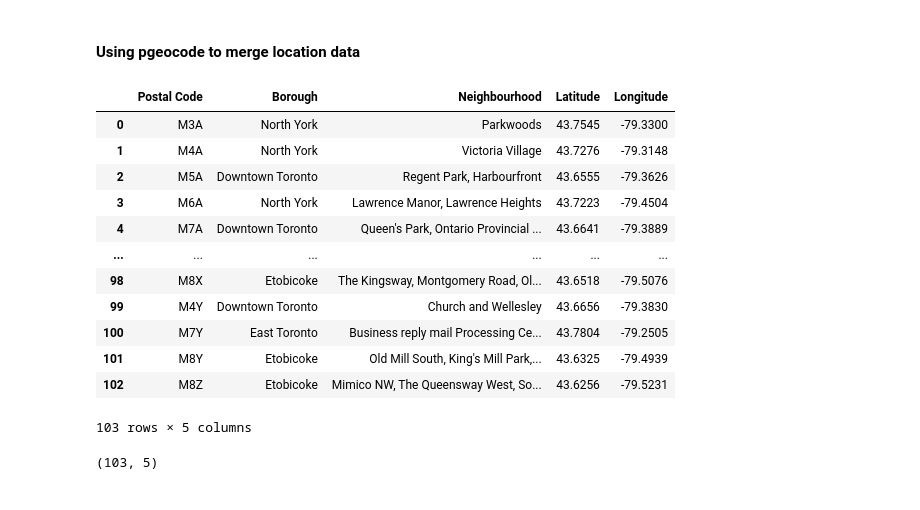
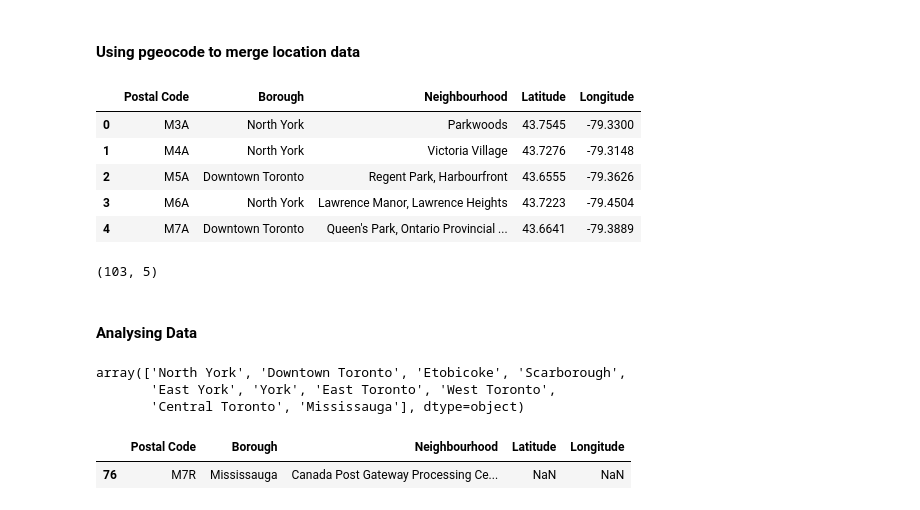
Before and after one commit to JonathanDensil/ibm-data-science-capstone-project, a Jupyter notebook: Capstone_Notebook.ipynb, the cells around one changed output. Saved outputs shown, nothing was run; the diff lists cells and outputs as text; code cells hidden in the pictures.

```diff
--- a/Capstone_Notebook.ipynb
+++ b/Capstone_Notebook.ipynb
@@ -108,22 +96,32 @@ for row in df.iterrows():
     df.loc[i, 'Longitude'] = location.longitude # Inputs the longitude
     i += 1 # Increases index by 1
 # %%
-df
+df.head()
 # %% [output]
 |  | Postal Code | Borough | Neighbourhood | Latitude | Longitude |
 | 0 | M3A | North York | Parkwoods | 43.7545 | -79.3300 |
 | 1 | M4A | North York | Victoria Village | 43.7276 | -79.3148 |
 | 2 | M5A | Downtown Toronto | Regent Park, Harbourfront | 43.6555 | -79.3626 |
 | 3 | M6A | North York | Lawrence Manor, Lawrence Heights | 43.7223 | -79.4504 |
 | 4 | M7A | Downtown Toronto | Queen's Park, Ontario Provincial ... | 43.6641 | -79.3889 |
-| ... | ... | ... | ... | ... | ... |
-| 98 | M8X | Etobicoke | The Kingsway, Montgomery Road, Ol... | 43.6518 | -79.5076 |
-| 99 | M4Y | Downtown Toronto | Church and Wellesley | 43.6656 | -79.3830 |
-| 100 | M7Y | East Toronto | Business reply mail Processing Ce... | 43.7804 | -79.2505 |
-| 101 | M8Y | Etobicoke | Old Mill South, King's Mill Park,... | 43.6325 | -79.4939 |
-| 102 | M8Z | Etobicoke | Mimico NW, The Queensway West, So... | 43.6256 | -79.5231 |
-103 rows × 5 columns
 # %%
 df.shape
 # %% [output]
 (103, 5)
+# %% [markdown]
+#### Analysing Data
+# %%
+df['Borough'].unique()
+# %% [output]
+array(['North York', 'Downtown Toronto', 'Etobicoke', 'Scarborough',
+       'East York', 'York', 'East Toronto', 'West Toronto',
+       'Central Toronto', 'Mississauga'], dtype=object)
+# %%
+# Find row wih NaN Latitude and Longitude
+is_NaN = df.isnull()
+row_has_NaN = is_NaN.any(axis=1)
+rows_with_NaN = df[row_has_NaN]
+rows_with_NaN
+# %% [output]
+|  | Postal Code | Borough | Neighbourhood | Latitude | Longitude |
+| 76 | M7R | Mississauga | Canada Post Gateway Processing Ce... | NaN | NaN |
```
Also changed, not shown: parts of 58 cells of this notebook.
